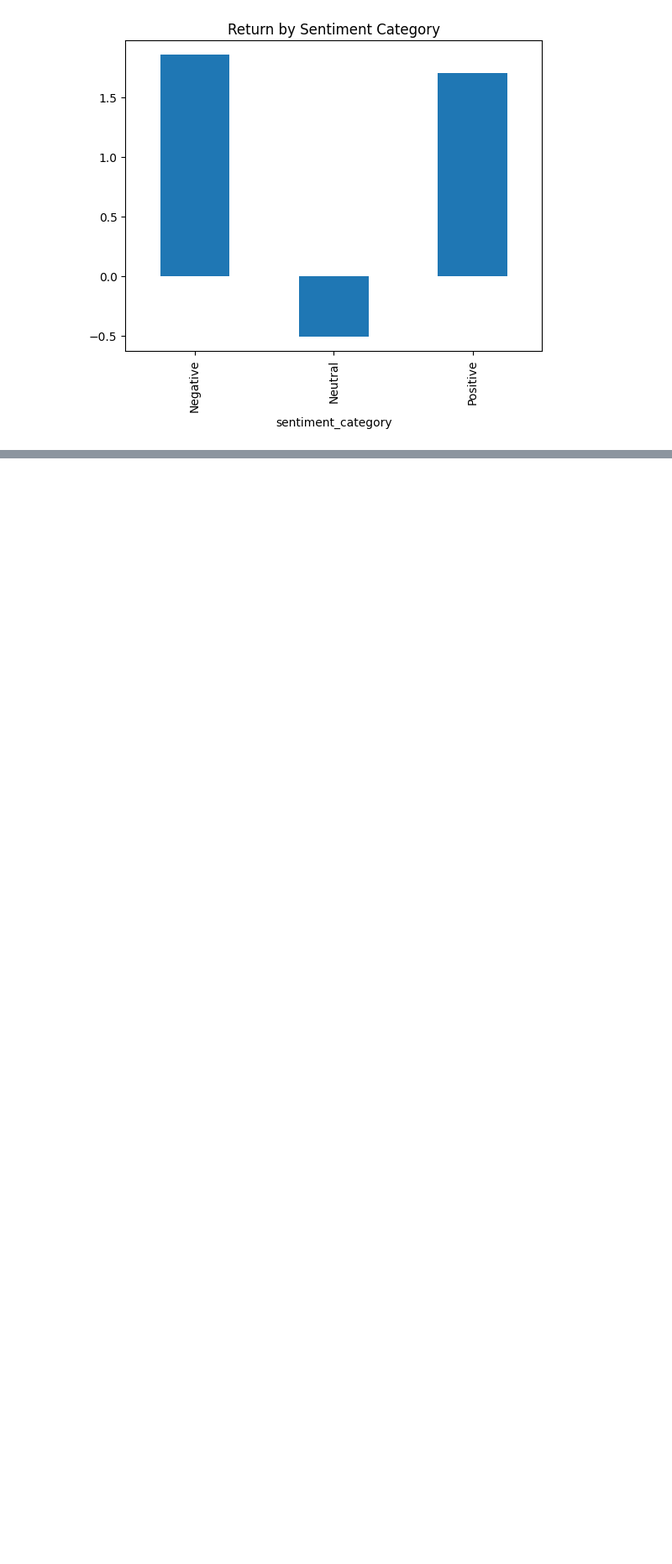
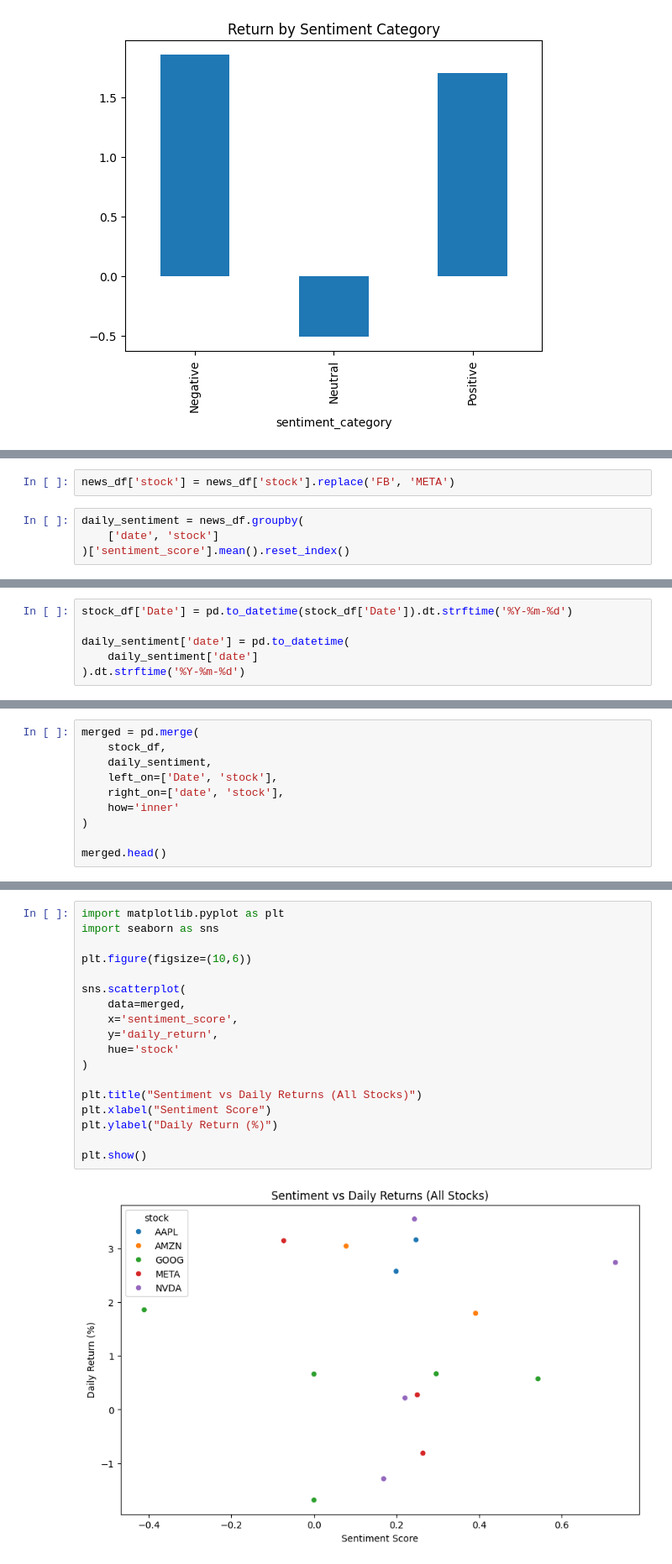
Before and after one commit to Bilen189/nova-financial-analysis-week1, a Jupyter notebook: notebooks/task3_sentiment_analysis.ipynb, the cells around one changed output, grey strips where cells are left out. Shown at 84% size. Cells and saved outputs as stored; diff of their text form; blank space fills up the shorter version.

Commit message:
feat: complete Task 3 multi-stock sentiment analysis, correlation, and visualizations

```diff
--- a/notebooks/task3_sentiment_analysis.ipynb
+++ b/notebooks/task3_sentiment_analysis.ipynb
@@ -263,0 +304,6 @@ plt.show()
+# %%
+news_df['stock'] = news_df['stock'].replace('FB', 'META')
+# %%
+daily_sentiment = news_df.groupby(
+    ['date', 'stock']
+)['sentiment_score'].mean().reset_index()
@@ -263,0 +326,6 @@ plt.show()
+# %%
+stock_df['Date'] = pd.to_datetime(stock_df['Date']).dt.strftime('%Y-%m-%d')
+
+daily_sentiment['date'] = pd.to_datetime(
+    daily_sentiment['date']
+).dt.strftime('%Y-%m-%d')
@@ -263,0 +338,10 @@ plt.show()
+# %%
+merged = pd.merge(
+    stock_df,
+    daily_sentiment,
+    left_on=['Date', 'stock'],
+    right_on=['date', 'stock'],
+    how='inner'
+)
+
+merged.head()
@@ -263,0 +363,20 @@ plt.show()
+# %%
+import matplotlib.pyplot as plt
+import seaborn as sns
+
+plt.figure(figsize=(10,6))
+
+sns.scatterplot(
+    data=merged,
+    x='sentiment_score',
+    y='daily_return',
+    hue='stock'
+)
+
+plt.title("Sentiment vs Daily Returns (All Stocks)")
+plt.xlabel("Sentiment Score")
+plt.ylabel("Daily Return (%)")
+
+plt.show()
+# %% [output]
+[figure, added]
```
Also changed, not shown: parts of 13 cells of this notebook.
